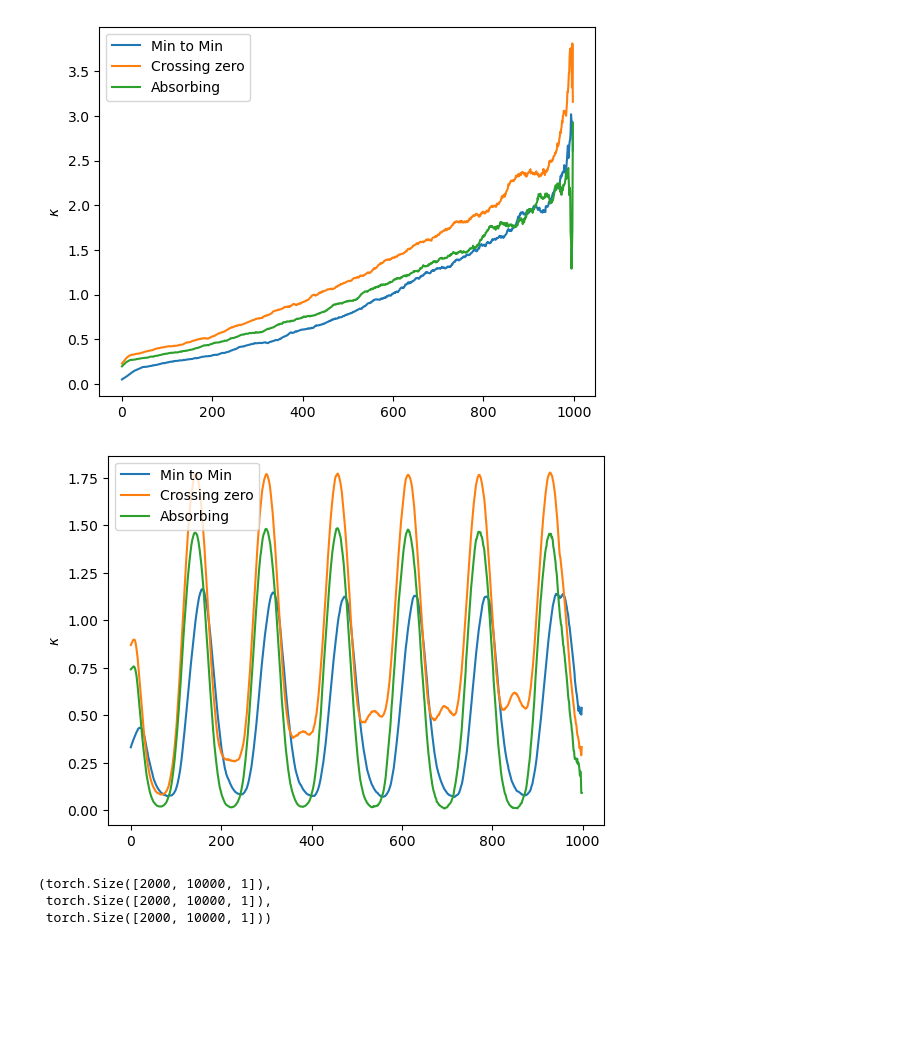
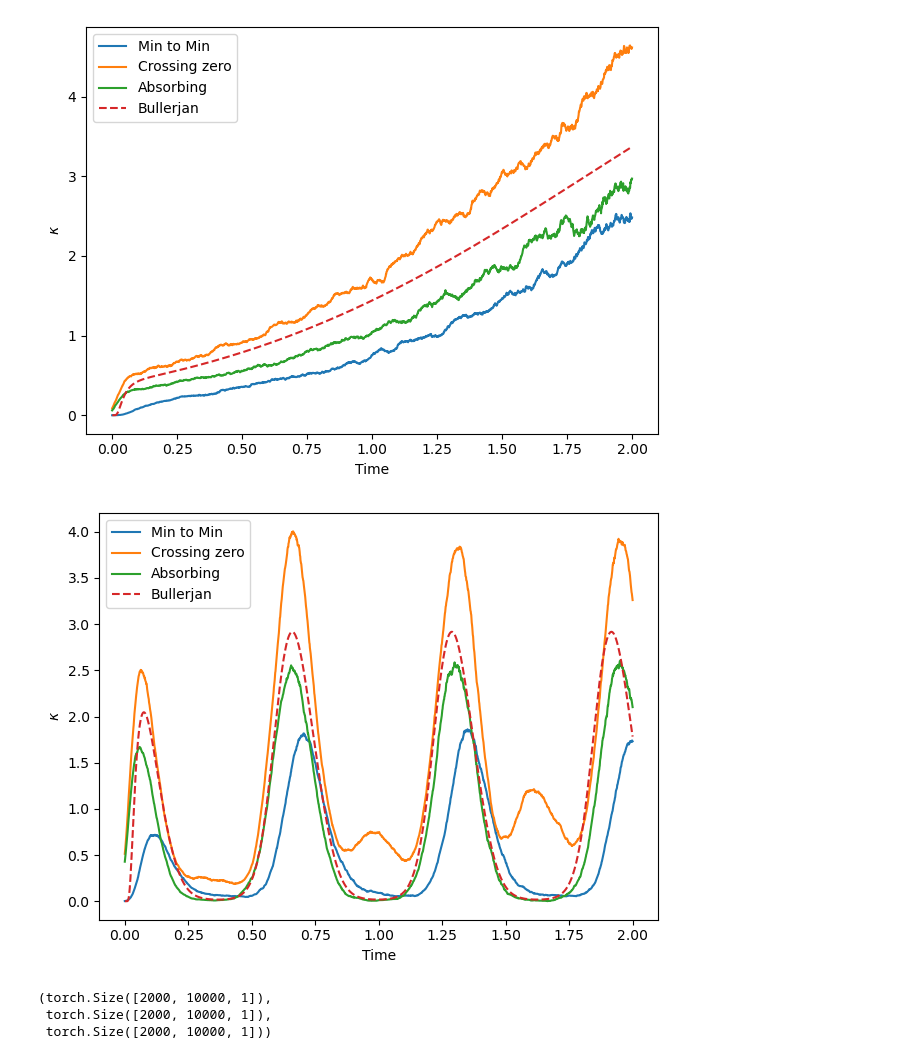
Before and after one commit to NilsToAn/overdampedDelayHarmonicOscillator, a Jupyter notebook: Compare_Rates.ipynb, the cells around one changed output. Saved outputs shown, nothing was run; the diff lists cells and outputs as text; code cells hidden in the pictures; blank space fills up the shorter version.

```diff
--- a/Compare_Rates.ipynb
+++ b/Compare_Rates.ipynb
@@ -46,6 +47,19 @@ plt.yscale('log')
 #%store -r sime_res_bound_zero
 #%store -r sime_res_bound_min
 #%store -r sim_res_abs
+
+with open('std_parameter_setting.yaml') as f:
+    std_parameter_setting = yaml.load(f , Loader=yaml.SafeLoader)
+
+# num_particle = 20000
+# max_t = 2
+# dt = 1e-3
+
+# tau = 0.1
+# k = 12
+# border = 1.5e-3
+
+max_t = std_parameter_setting['max_t']
 
 with open('nummeric_results/sime_res_bound_zero.pkl', 'rb') as f:
     sime_res_bound_zero = pickle.load(f)
@@ -53,18 +67,21 @@ with open('nummeric_results/sime_res_bound_min.pkl', 'rb') as f:
     sime_res_bound_min = pickle.load(f)
 with open('nummeric_results/sim_res_abs.pkl', 'rb') as f:
     sim_res_abs = pickle.load(f)
+with open('nummeric_results/bullerjan.pkl', 'rb') as f:
+    bullerjan = pickle.load(f)
+
+time_s = np.linspace(0,max_t, len(sime_res_bound_min['no']))
+time_b = np.linspace(0,max_t, len(bullerjan['no']))
 # %%
-for sm, sz,sa in zip(sime_res_bound_min.values(), sime_res_bound_zero.values(), sim_res_abs.values()):
+for sm, sz,sa, bull in zip(sime_res_bound_min.values(), sime_res_bound_zero.values(), sim_res_abs.values(), bullerjan.values()):
     plt.figure()
-    if False:
-        plt.plot(sm/max(*sm), label='Min to Min')
-        plt.plot(sz/max(*sz), label='Crossing zero')
-        plt.plot(sa/max(*sa), label='Absorbing')
-    else:
-        plt.plot(sm, label='Min to Min')
-        plt.plot(sz, label='Crossing zero')
-        plt.plot(sa, label='Absorbing')
+    plt.plot(time_s,sm, label='Min to Min')
+    plt.plot(time_s,sz, label='Crossing zero')
+    plt.plot(time_s,sa, label='Absorbing')
+    plt.plot(time_b,bull, label='Bullerjan', ls = '--')
     plt.legend()
     # plt.yscale('log')
     plt.ylabel('$\kappa$')
+    plt.xlabel('Time')
+    plt.tight_layout()
 # %% [output]
@@ -73,5 +90,5 @@ for sm, sz,sa in zip(sime_res_bound_min.values(), sime_res_bound_zero.values(),
-[figure, old version]
+[figure, new version]
-[figure, old version]
+[figure, new version]
 # %%
 border = 0.8e-3
 max_t = 8
```
Also changed, not shown: parts of 6 cells of this notebook, 25 other files.
